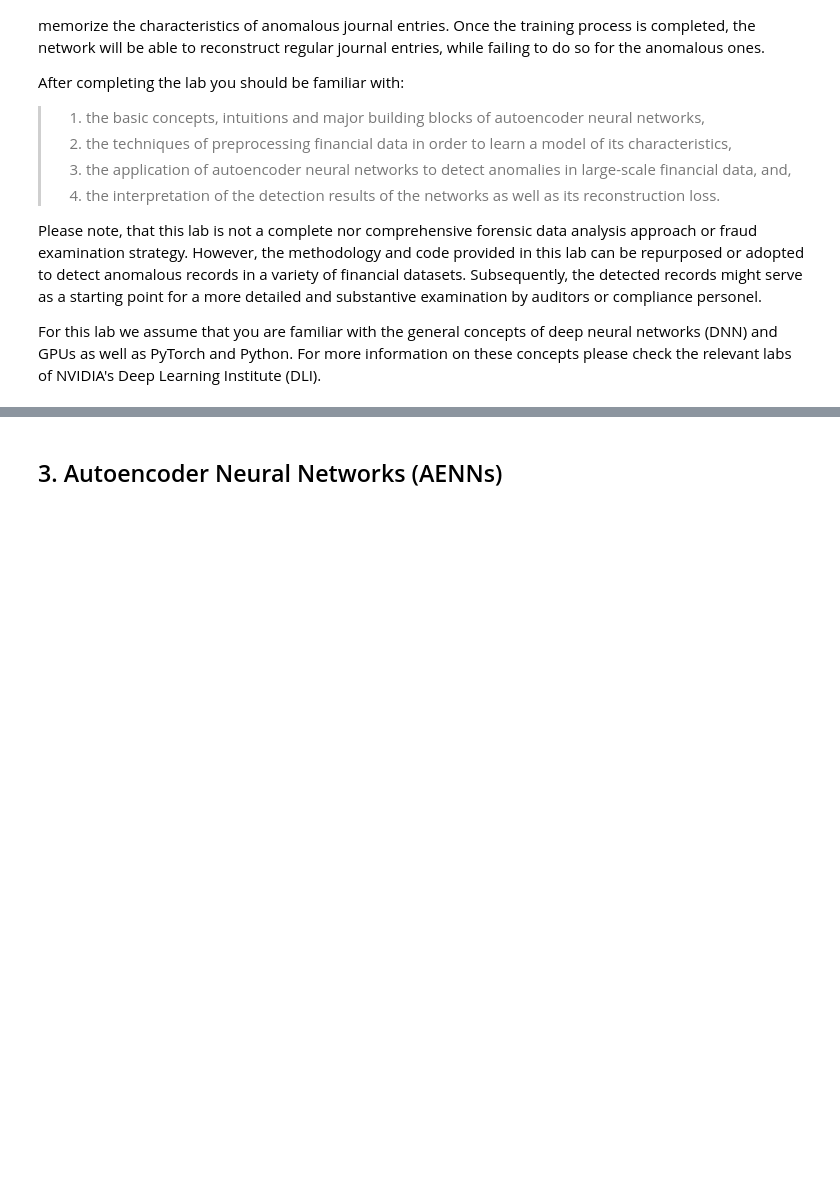
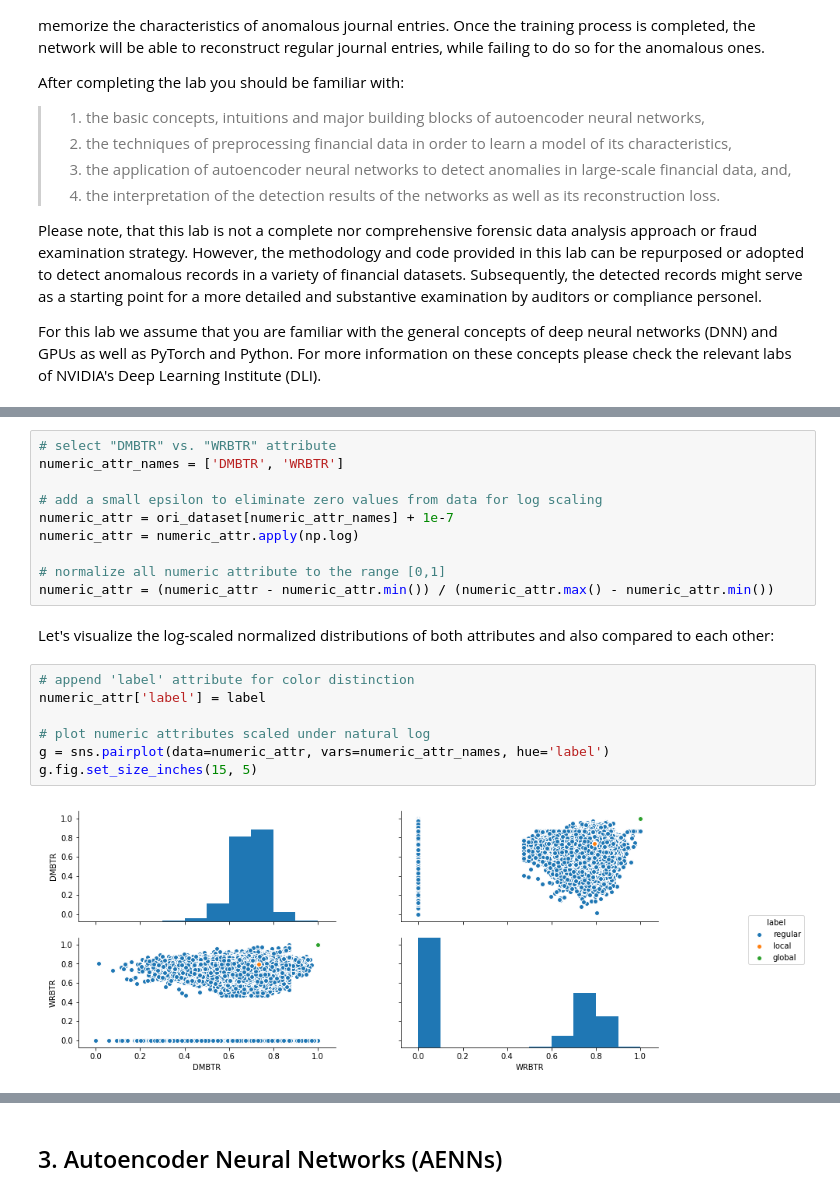
Before and after one commit to GitiHubi/deepAI, a Jupyter notebook: GTC_2018_Lab.ipynb, the cells around one changed output, grey strips where cells are left out. Saved outputs shown, nothing was run; the diff lists cells and outputs as text; blank space fills up the shorter version.

```diff
--- a/GTC_2018_Lab.ipynb
+++ b/GTC_2018_Lab.ipynb
@@ -127,0 +200,21 @@ For this lab we assume that you are familiar with the general concepts of deep n
+# %%
+# select "DMBTR" vs. "WRBTR" attribute
+numeric_attr_names = ['DMBTR', 'WRBTR']
+
+# add a small epsilon to eliminate zero values from data for log scaling
+numeric_attr = ori_dataset[numeric_attr_names] + 1e-7
+numeric_attr = numeric_attr.apply(np.log)
+
+# normalize all numeric attribute to the range [0,1]
+numeric_attr = (numeric_attr - numeric_attr.min()) / (numeric_attr.max() - numeric_attr.min())
+# %% [markdown]
+Let's visualize the log-scaled normalized distributions of both attributes and also compared to each other:
+# %%
+# append 'label' attribute for color distinction
+numeric_attr['label'] = label
+
+# plot numeric attributes scaled under natural log
+g = sns.pairplot(data=numeric_attr, vars=numeric_attr_names, hue='label')
+g.fig.set_size_inches(15, 5)
+# %% [output]
+[figure, added]
```
Also changed, not shown: parts of 98 cells of this notebook.
